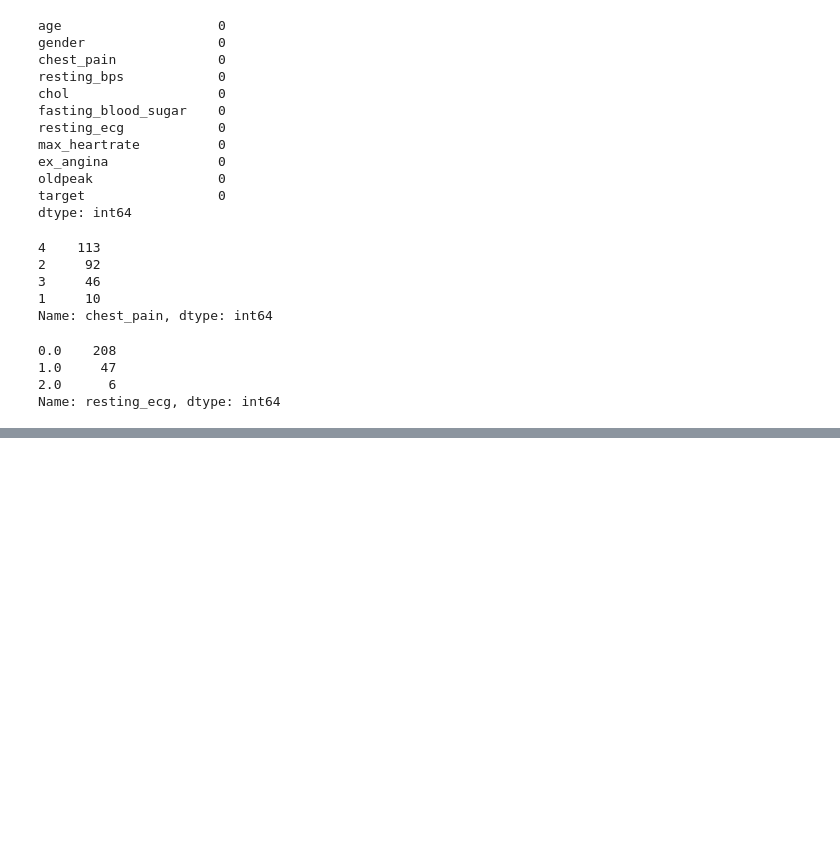
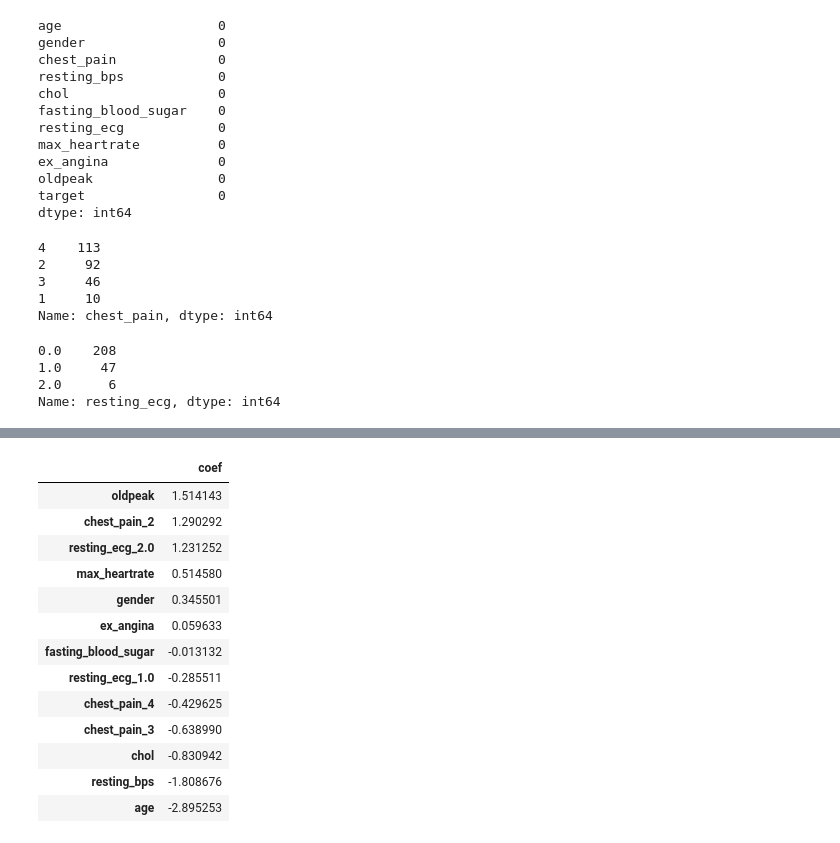
Before and after one commit to sarakubik/Misc_Python, a Jupyter notebook: logistic regression.ipynb, the cells around one changed output, grey strips where cells are left out. Cells and saved outputs as stored; diff of their text form; code cells hidden in the pictures; blank space fills up the shorter version.

```diff
--- a/logistic regression.ipynb
+++ b/logistic regression.ipynb
@@ -126,0 +269,24 @@ df
+# %%
+independent_var = ['age', 'resting_bps', 'chol', 'max_heartrate', 'oldpeak', 'chest_pain_2', 'chest_pain_3', 'chest_pain_4', 'ex_angina', 'fasting_blood_sugar', 'gender', 'resting_ecg_1.0', 'resting_ecg_2.0']
+X = df[independent_var] # Independent variables
+# %%
+log_odds = clf.coef_[0]   #put into a dataframe
+pd.DataFrame(log_odds,
+             X.columns,
+             columns=['coef'])\
+            .sort_values(by='coef', ascending=False)
+# %% [output]
+|  | coef |
+| oldpeak | 1.514143 |
+| chest_pain_2 | 1.290292 |
+| resting_ecg_2.0 | 1.231252 |
+| max_heartrate | 0.514580 |
+| gender | 0.345501 |
+| ex_angina | 0.059633 |
+| fasting_blood_sugar | -0.013132 |
+| resting_ecg_1.0 | -0.285511 |
+| chest_pain_4 | -0.429625 |
+| chest_pain_3 | -0.638990 |
+| chol | -0.830942 |
+| resting_bps | -1.808676 |
+| age | -2.895253 |
```
Also changed, not shown: parts of 34 cells of this notebook, 5 other files.
